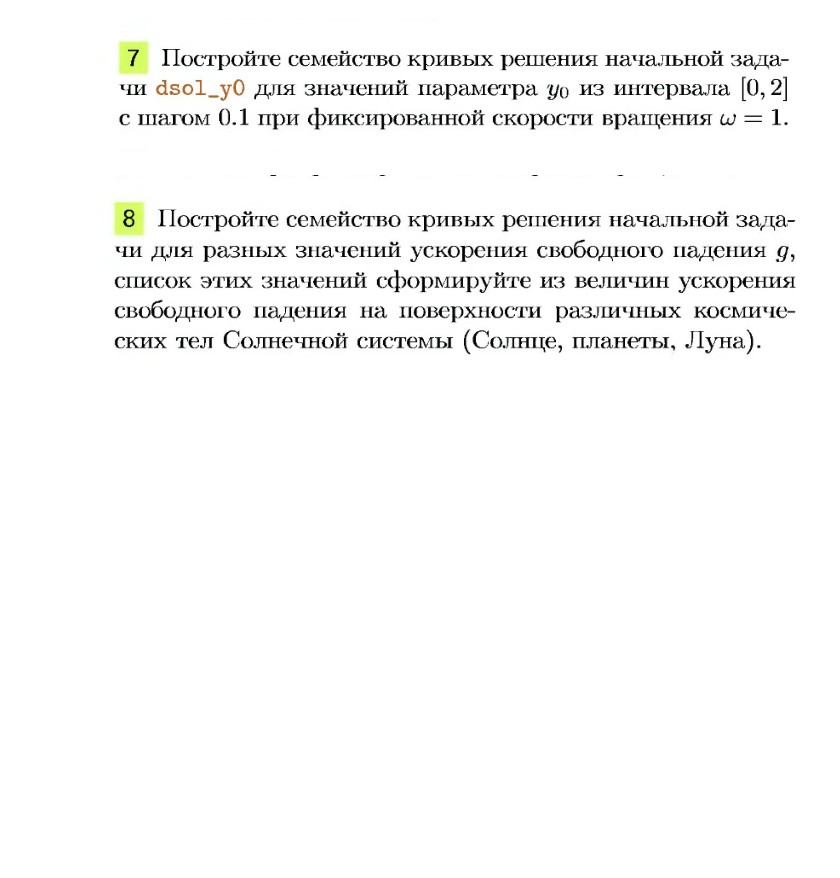
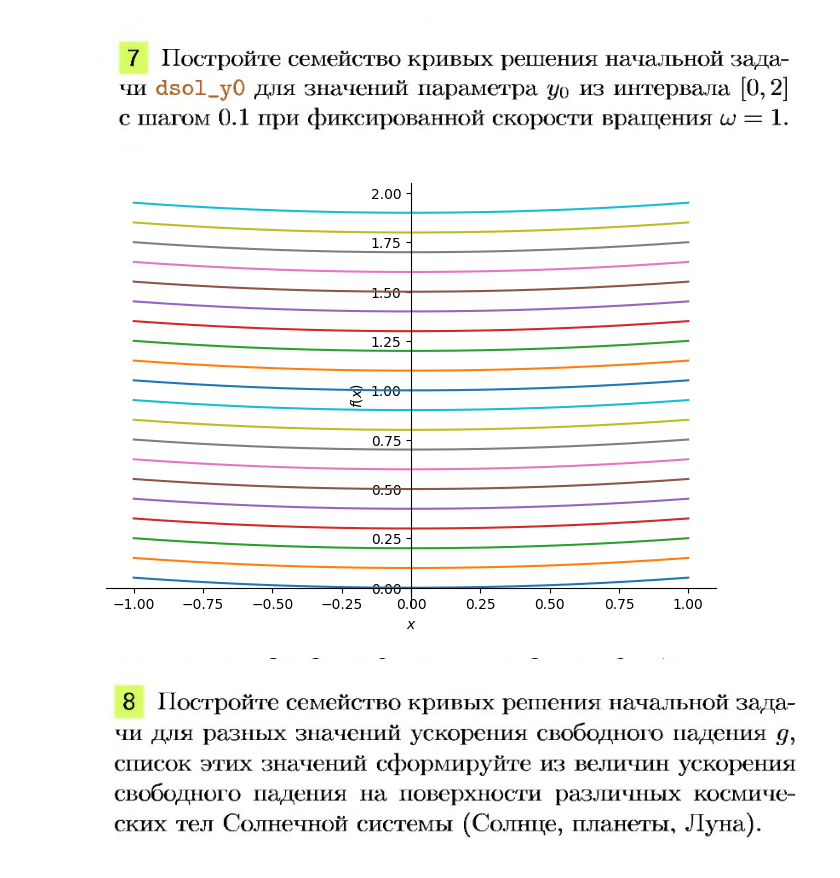
Before and after one commit to Daniil-Khlyvniuk/python_math, a Jupyter notebook: 1_Have_fun_with_differential_equations.ipynb, the cells around one changed output. Saved outputs shown, nothing was run; the diff lists cells and outputs as text; code cells hidden in the pictures; blank space fills up the shorter version.

```diff
--- a/1_Have_fun_with_differential_equations.ipynb
+++ b/1_Have_fun_with_differential_equations.ipynb
@@ -396,5 +410,16 @@ $\displaystyle y{\left(x \right)} = C_{1} + \frac{x^{2} \log{\left(x \right)}}{2
 $\displaystyle y{\left(x \right)} = \frac{x^{2} \log{\left(x \right)}}{2} - \frac{x^{2}}{4} + 1$
 # %% [markdown]
 ![Screenshot 2024-09-22 at 00.38.57.png](embedded-picture-1)
+# %%
+p = plot(show=False)
+
+for y in arange(0, 2, 0.1):
+  ds = dsol_y0.subs({ y0: y, omega: 1, g: 9.8 })
+  p_tmp = plot(ds, (x, -1, 1), show=False)
+  p.extend(p_tmp)
+
+p.show()
+# %% [output]
+[figure, added]
 # %% [markdown]
 ![Screenshot 2024-09-22 at 00.40.13.png](embedded-picture-1)
```
Also changed, not shown: parts of 6 cells of this notebook.
